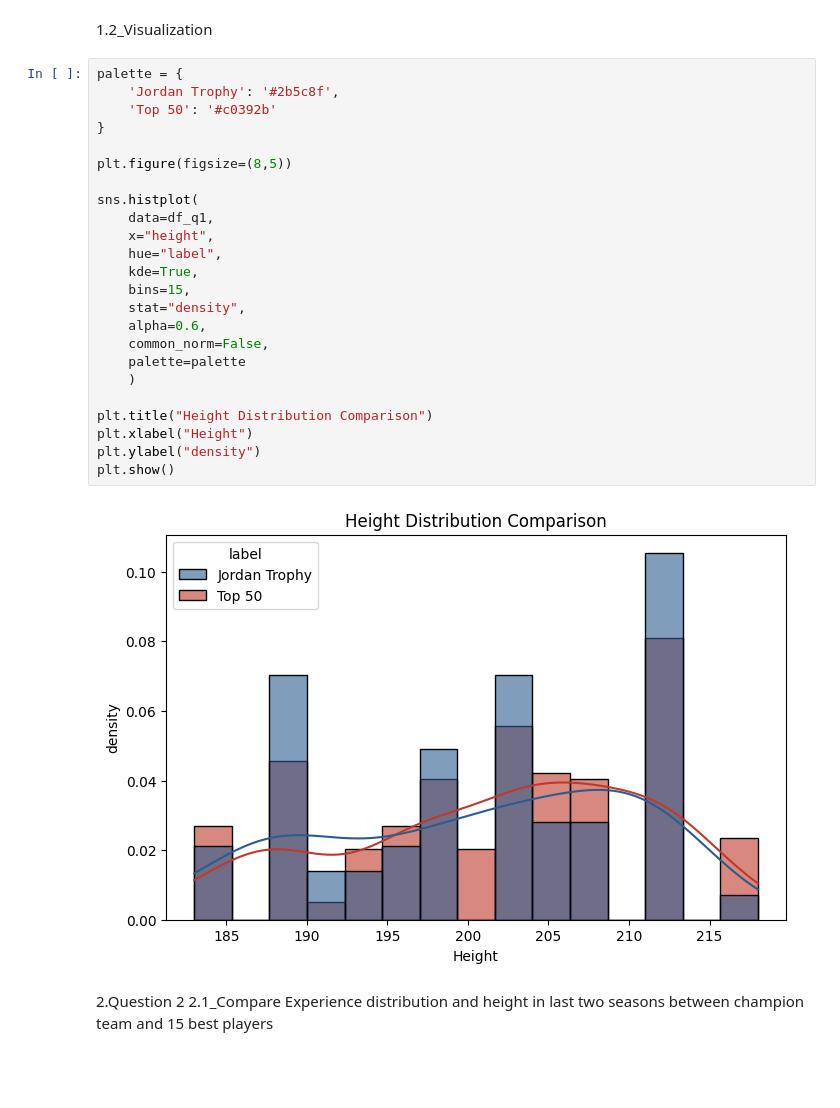
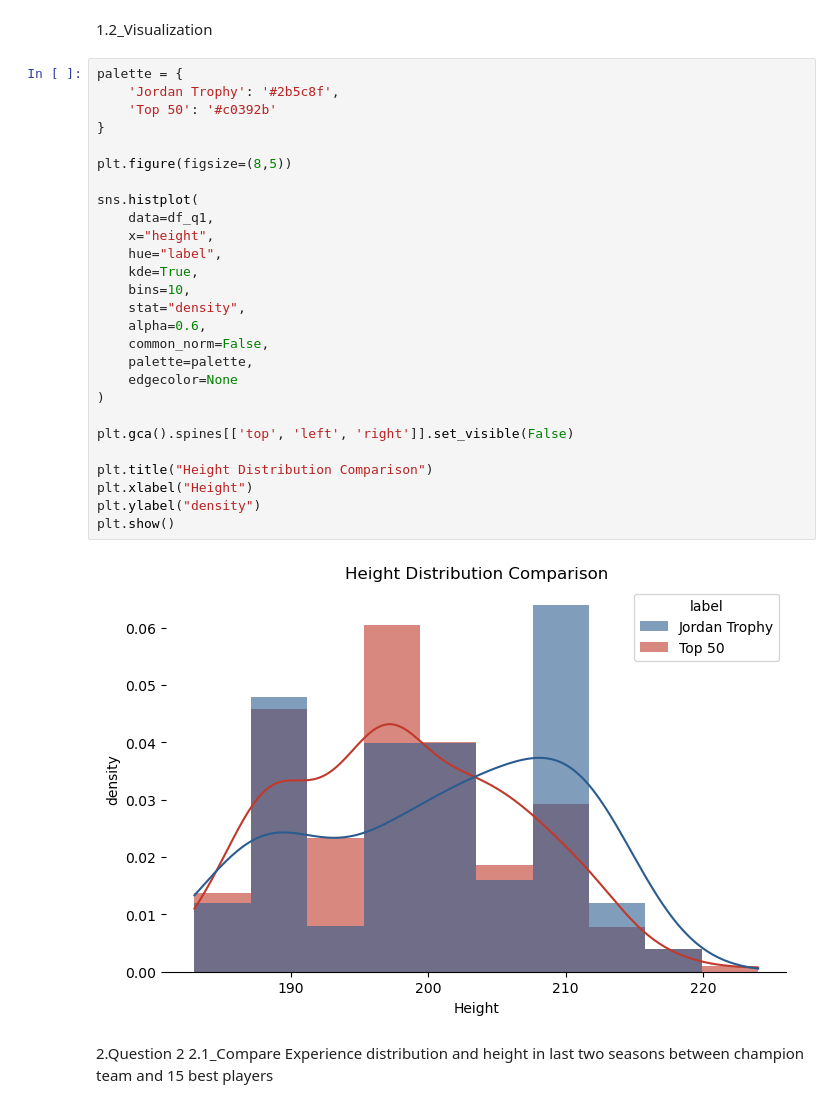
Before and after one commit to SadeghMahmoudAbadi/Basketball-Data-Analysis, a Jupyter notebook: analysis.ipynb, the cells around one changed output. Saved outputs shown, nothing was run; the diff lists cells and outputs as text; blank space fills up the shorter version.

```diff
--- a/analysis.ipynb
+++ b/analysis.ipynb
@@ -330,29 +330,32 @@ df_q1
 # %%
 palette = {
     'Jordan Trophy': '#2b5c8f',
     'Top 50': '#c0392b'
 }
 
 plt.figure(figsize=(8,5))
 
 sns.histplot(
     data=df_q1,
     x="height",
     hue="label",
     kde=True,
-    bins=15,
+    bins=10,
     stat="density",
     alpha=0.6,
     common_norm=False,
-    palette=palette
-    )
+    palette=palette,
+    edgecolor=None
+)
+
+plt.gca().spines[['top', 'left', 'right']].set_visible(False)
 
 plt.title("Height Distribution Comparison")
 plt.xlabel("Height")
 plt.ylabel("density")
 plt.show()
 # %% [output]
-[figure, old version]
+[figure, new version]
 # %% [markdown]
 2.Question 2 2.1_Compare Experience distribution and height in last two seasons between champion team and 15 best players
 # %%
```
Also changed, not shown: parts of 5 cells of this notebook.
